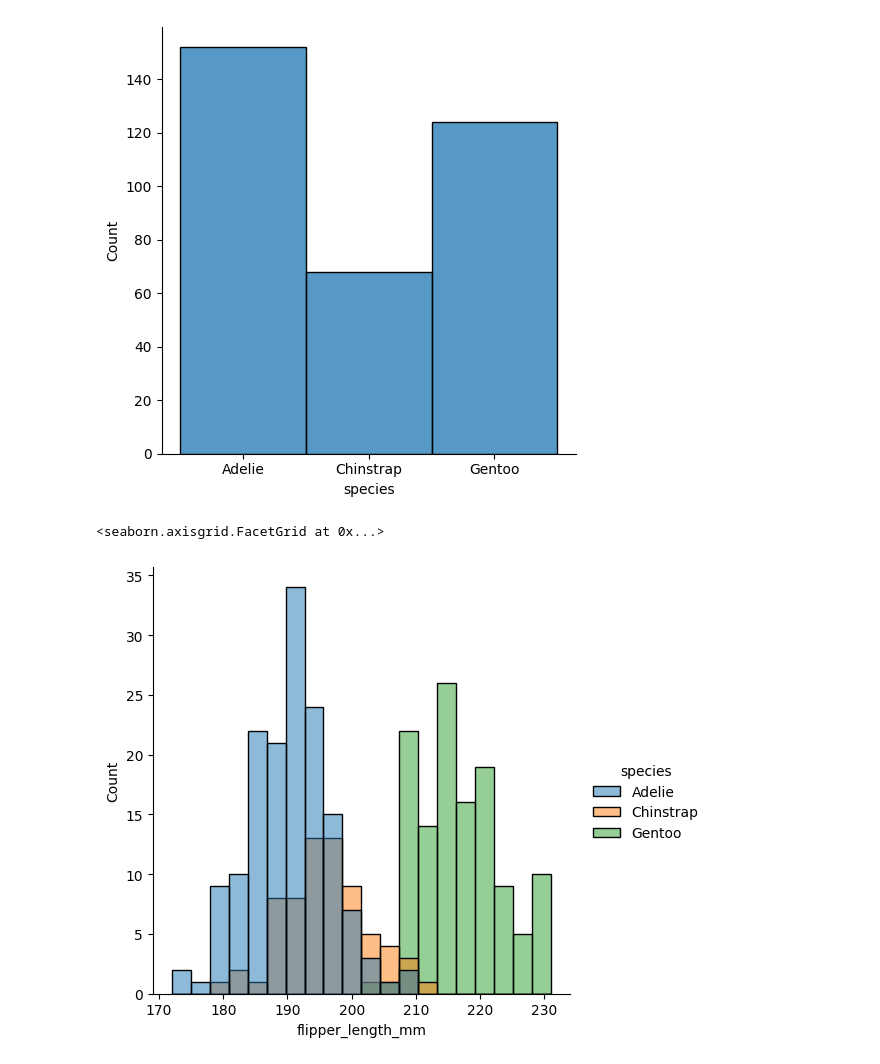
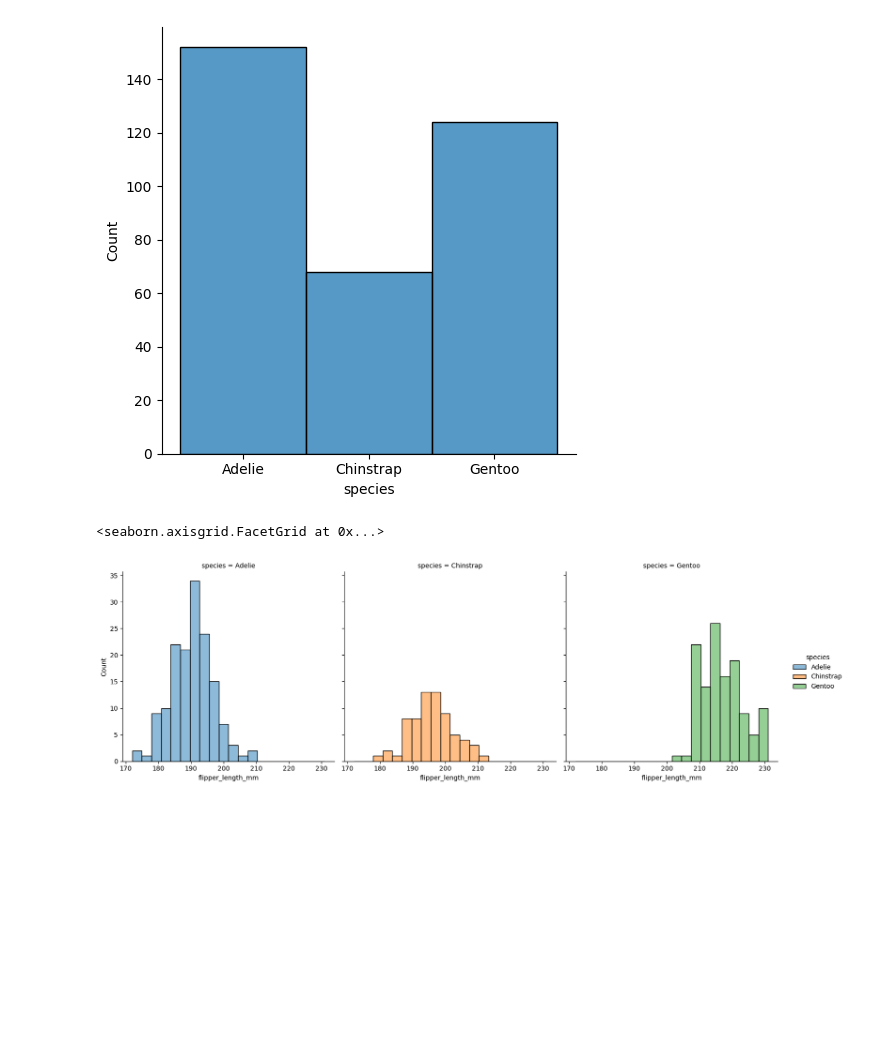
Before and after one commit to KamranMdShaikh/mlops_gitngithub, a Jupyter notebook: data_visualizaion.ipynb, the cells around one changed output. Cells and saved outputs as stored; diff of their text form; code cells hidden in the pictures; blank space fills up the shorter version.

Commit message:
sns plot : penguin data

```diff
--- a/data_visualizaion.ipynb
+++ b/data_visualizaion.ipynb
@@ -126,12 +126,13 @@ sns.displot(
 # %%
 sns.displot(
 
     data=penguin_data,
     x='flipper_length_mm',
     kind='hist',
     hue='species',
-    bins = 20
+    bins = 20,
+    col = 'species'
 )
 # %% [output]
 <seaborn.axisgrid.FacetGrid at 0x...>
-[figure, old version]
+[figure, new version]
```
Also changed, not shown: parts of 3 cells of this notebook.
